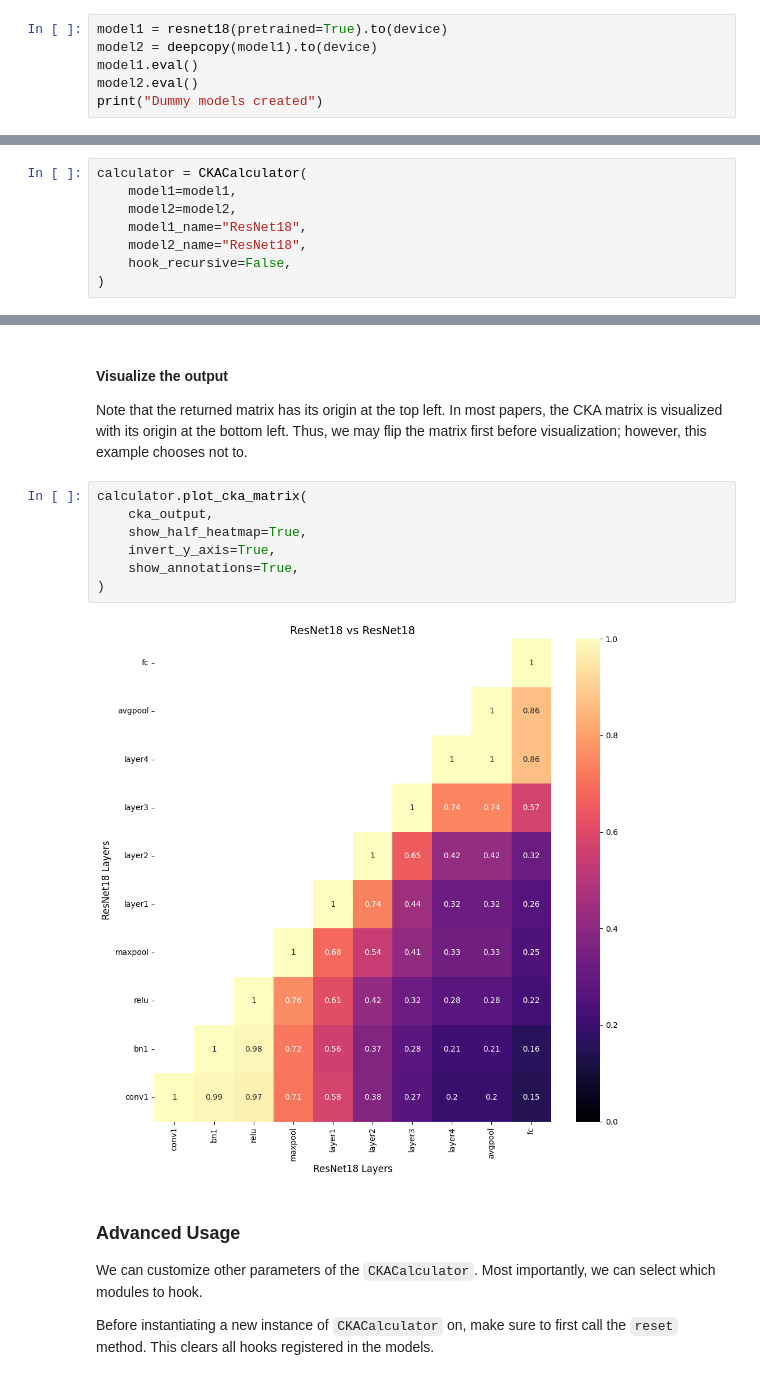
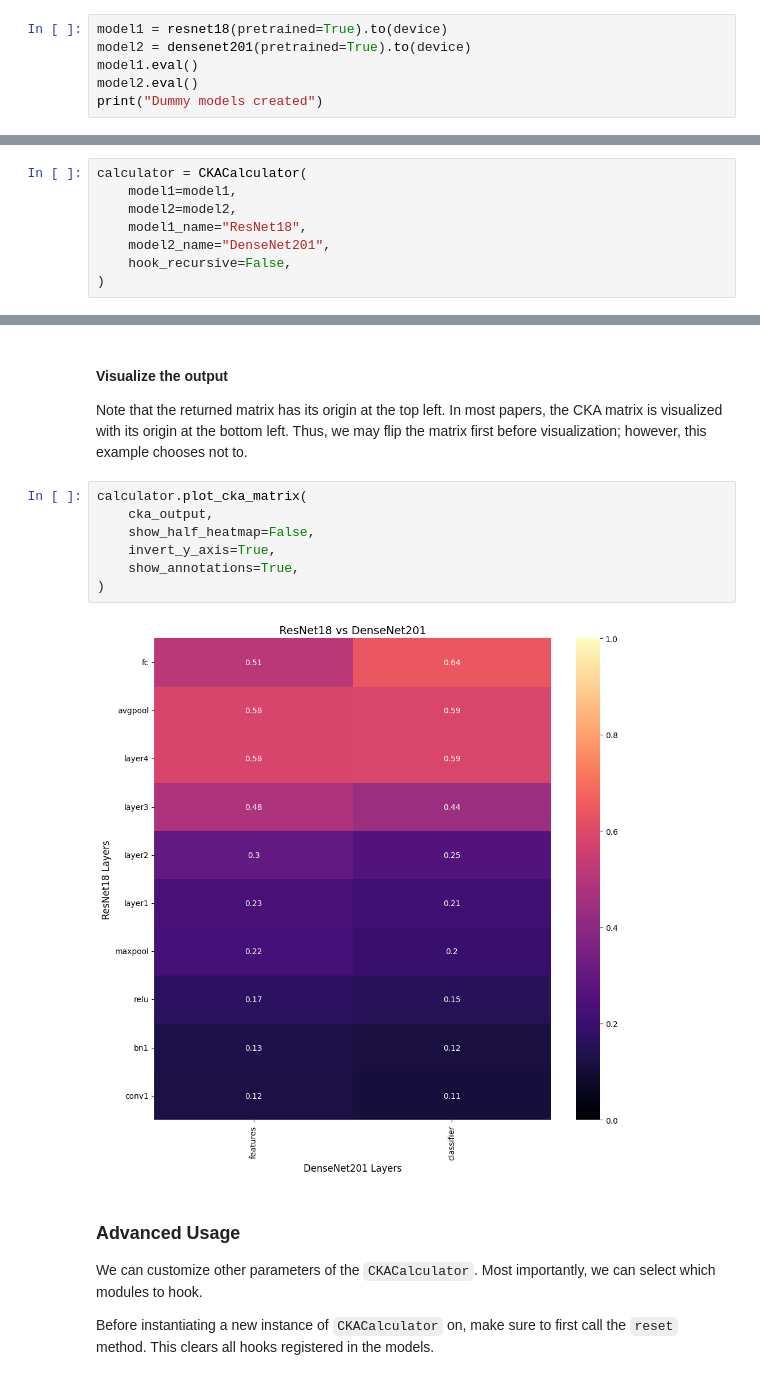
Before and after one commit to datthinh1801/CKA-pytorch, a Jupyter notebook: example.ipynb, the cells around one changed output, grey strips where cells are left out. Drawn from its saved outputs; the diff is of its cells as text.

```diff
--- a/example.ipynb
+++ b/example.ipynb
@@ -61,7 +61,7 @@ dataloader = DataLoader(
 )
 # %%
 model1 = resnet18(pretrained=True).to(device)
-model2 = deepcopy(model1).to(device)
+model2 = densenet201(pretrained=True).to(device)
 model1.eval()
 model2.eval()
 print("Dummy models created")
@@ -78,7 +79,7 @@ calculator = CKACalculator(
     model1=model1,
     model2=model2,
     model1_name="ResNet18",
-    model2_name="ResNet18",
+    model2_name="DenseNet201",
     hook_recursive=False,
 )
 # %% [markdown]
@@ -111,12 +112,12 @@ Note that the returned matrix has its origin at the top left. In most papers, th
 # %%
 calculator.plot_cka_matrix(
     cka_output,
-    show_half_heatmap=True,
+    show_half_heatmap=False,
     invert_y_axis=True,
     show_annotations=True,
 )
 # %% [output]
-[figure, old version]
+[figure, new version]
 # %% [markdown]
 ### Advanced Usage
 
```
Also changed, not shown: parts of 3 cells of this notebook, 1 other file.
